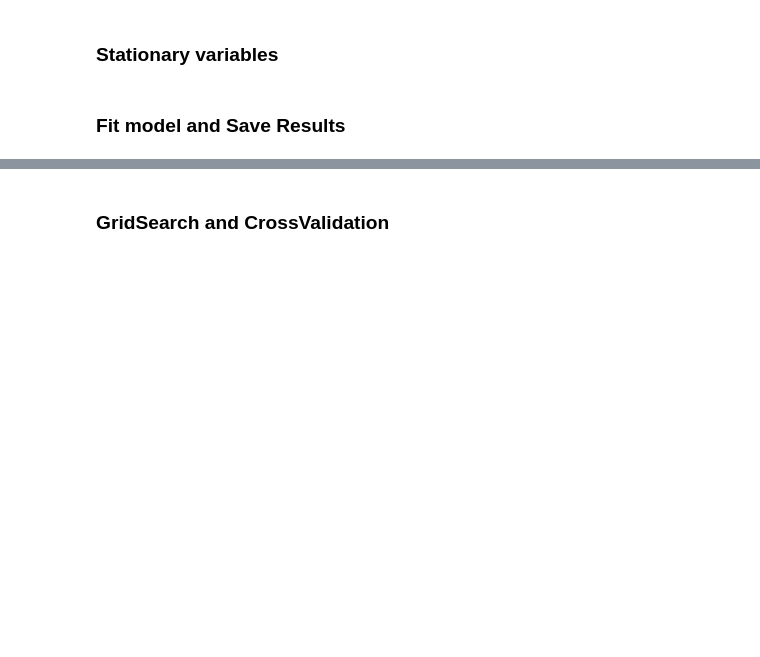
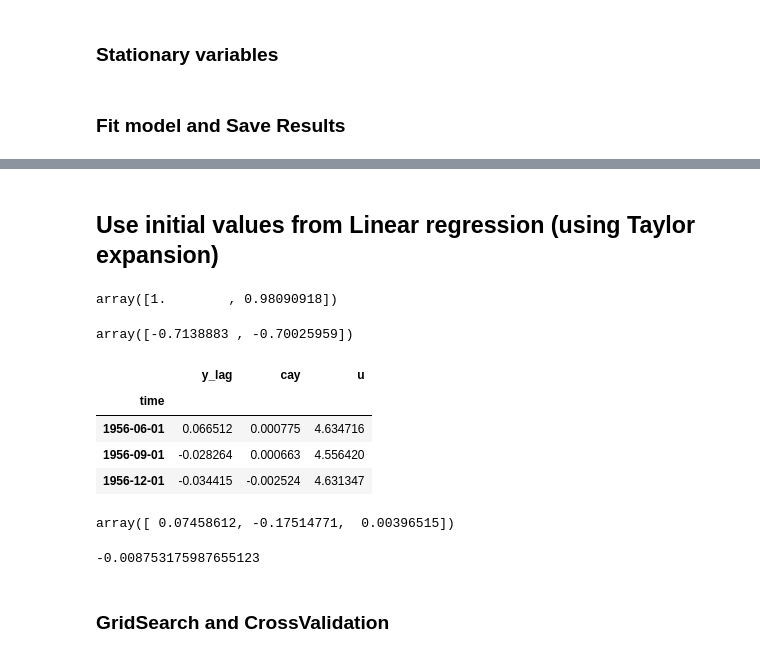
Before and after one commit to fatjudy/Nonlinear-Models-in-Time-Series-Analysis, a Jupyter notebook: Nonlinear Model Estimation.ipynb, the cells around one changed output, grey strips where cells are left out. Drawn from its saved outputs; the diff is of its cells as text; code cells hidden in the pictures; blank space fills up the shorter version.

```diff
--- a/Nonlinear Model Estimation.ipynb
+++ b/Nonlinear Model Estimation.ipynb
@@ -260,0 +301,2 @@ results.to_excel('Results/full_sample.xlsx')
+# %% [markdown]
+## Use initial values from Linear regression (using Taylor expansion)
@@ -260,0 +307,24 @@ results.to_excel('Results/full_sample.xlsx')
+# %%
+LR_theta = LR.fit(co1.iloc[:,1:], co1.iloc[:,:1])
+# %%
+alpha = np.append(1,LR_theta.coef_)
+alpha
+# %% [output]
+array([1.        , 0.98090918])
+# %%
+theta = np.array(-alpha/np.linalg.norm(alpha))
+theta
+# %% [output]
+array([-0.7138883 , -0.70025959])
+# %%
+u = single_index(co1)(theta)
+# %%
+station['u'] = u
+X_taylor = station
+X_taylor.head(3)
+# %% [output]
+|  | y_lag | cay | u |
+| time |  |  |  |
+| 1956-06-01 | 0.066512 | 0.000775 | 4.634716 |
+| 1956-09-01 | -0.028264 | 0.000663 | 4.556420 |
+| 1956-12-01 | -0.034415 | -0.002524 | 4.631347 |
@@ -261,3 +333,11 @@ results.to_excel('Results/full_sample.xlsx')
+# %%
+LR_O1.coef_
+# %% [output]
+array([ 0.07458612, -0.17514771,  0.00396515])
+# %%
+LR_O1.intercept_
+# %% [output]
+-0.008753175987655123
 # %% [markdown]
 ### GridSearch and CrossValidation
 # %% [markdown]
```
Also changed, not shown: parts of 9 cells of this notebook, 2 other files.
